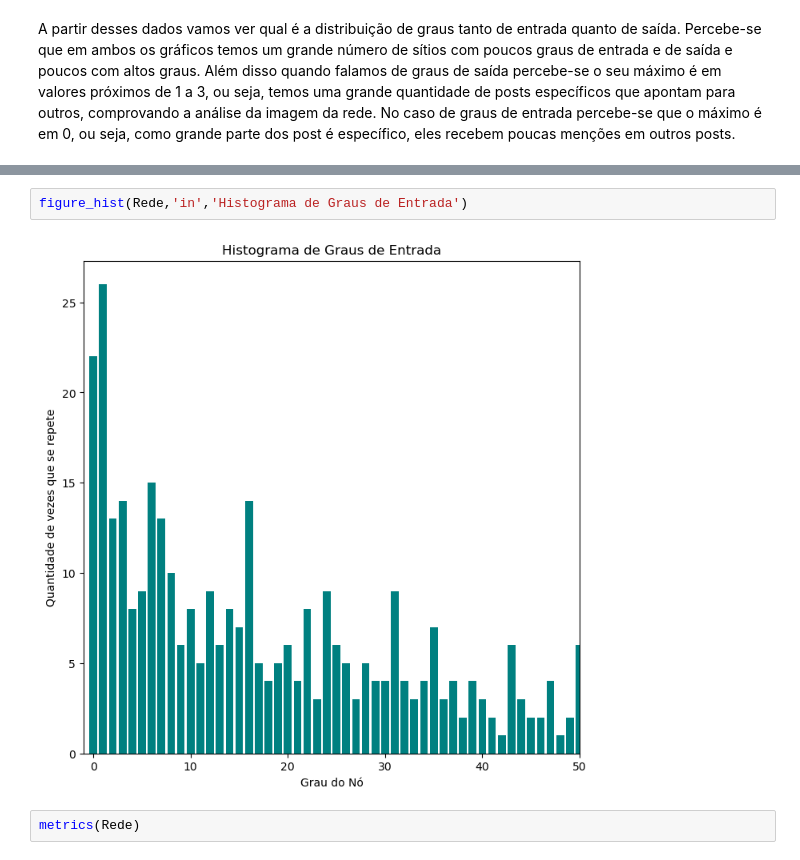
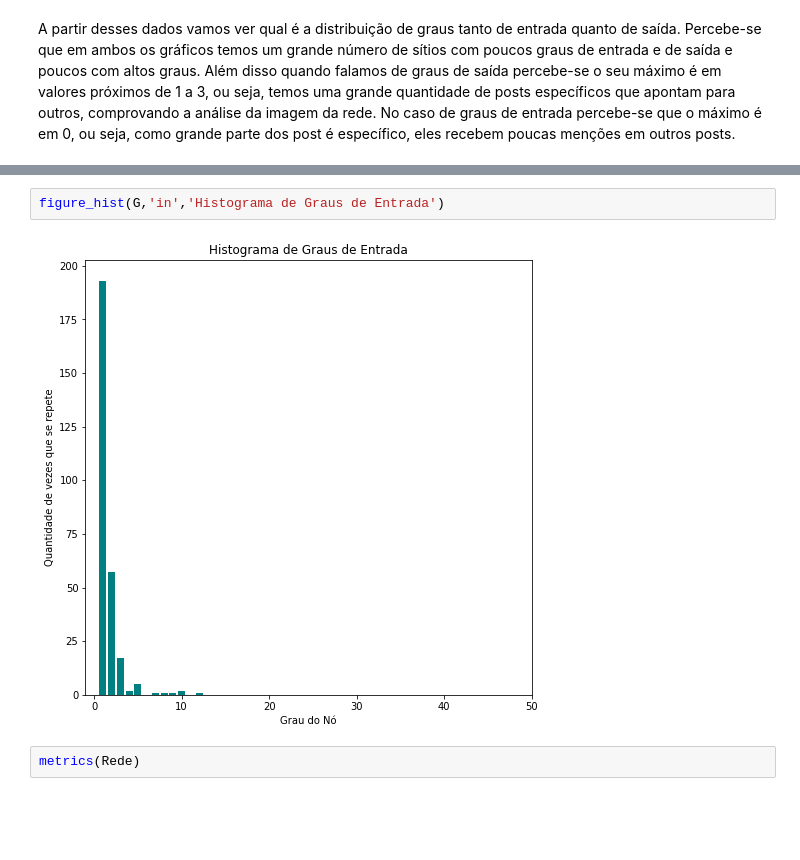
Before and after one commit to intcarlosmiguel/Trabalhos-de-Redes, a Jupyter notebook: Trabalho01/main.ipynb, the cells around one changed output, grey strips where cells are left out. Saved outputs shown, nothing was run; the diff lists cells and outputs as text; blank space fills up the shorter version.

```diff
--- a/Trabalho01/main.ipynb
+++ b/Trabalho01/main.ipynb
@@ -77,7 +64,7 @@ figure_hist(Rede,'out','Histograma de Graus de Saída')
 # %%
-figure_hist(Rede,'in','Histograma de Graus de Entrada')
+figure_hist(G,'in','Histograma de Graus de Entrada')
 # %% [output]
-[figure, old version]
+[figure, new version]
 # %%
 metrics(Rede)
 # %% [output]
```
Also changed, not shown: parts of 3 cells of this notebook, 2 other files.
